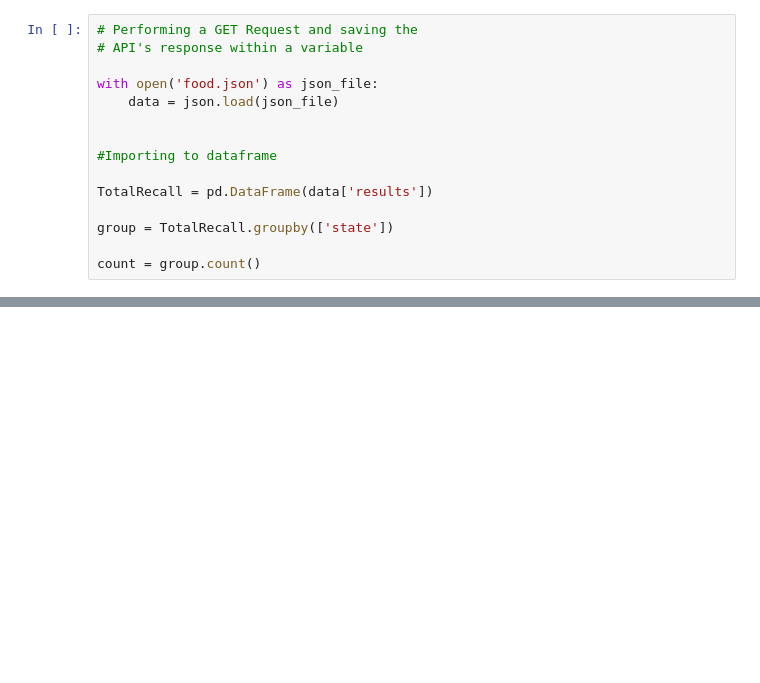
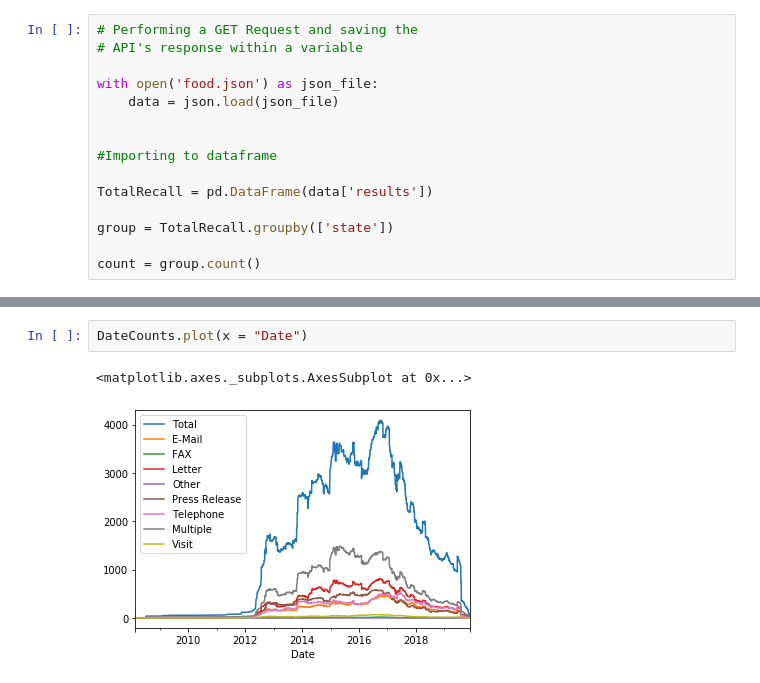
Before and after one commit to shuotang642/Group-2-Project-1, a Jupyter notebook: FDA.ipynb, the cells around one changed output, grey strips where cells are left out. Drawn from its saved outputs; the diff is of its cells as text; blank space fills up the shorter version.

```diff
--- a/FDA.ipynb
+++ b/FDA.ipynb
@@ -59,0 +227,5 @@ Brenda
+# %%
+DateCounts.plot(x = "Date")
+# %% [output]
+<matplotlib.axes._subplots.AxesSubplot at 0x...>
+[figure, added]
```
Also changed, not shown: parts of 13 cells of this notebook.
